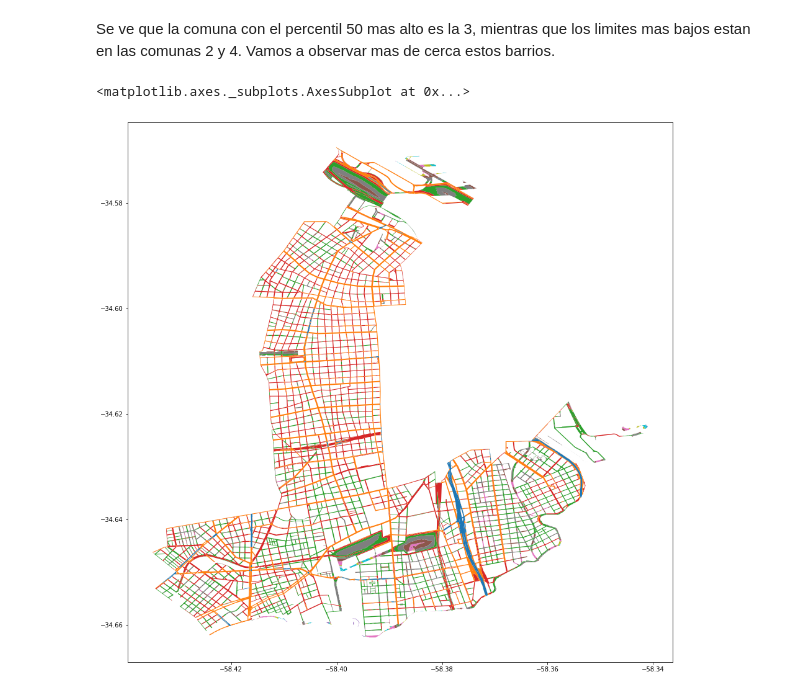
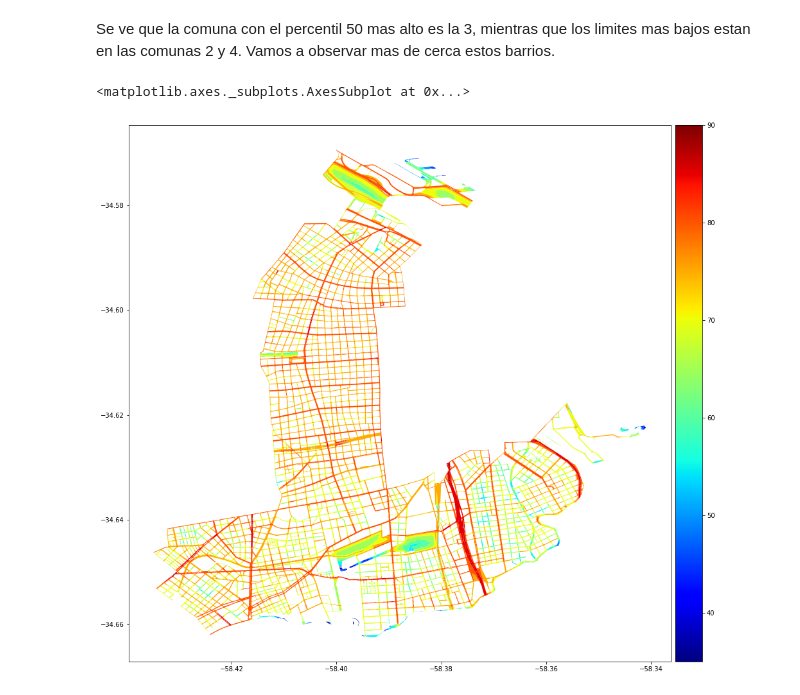
Before and after one commit to lucatraverso/Mapa-de-ruido_Geopandas, a Jupyter notebook: mapa_de_ruido.ipynb, the cells around one changed output. Cells and saved outputs as stored; diff of their text form; code cells hidden in the pictures.

```diff
--- a/mapa_de_ruido.ipynb
+++ b/mapa_de_ruido.ipynb
@@ -65,8 +73,15 @@ Vamos a observar mas de cerca estos barrios.
 # %%
 fix, axis = plt.subplots(figsize=(16,16))
 
-mapa_ruido[mapa_ruido.comuna.isin(['2', '3', '4'])].plot(column='color',
-                                                         ax=axis)
+divider = make_axes_locatable(axis)
+
+cax = divider.append_axes("right", size="5%", pad=0.1)
+
+mapa_ruido[mapa_ruido.comuna.isin(['2', '3', '4'])].plot(column='limite_superior_rango_db',
+                                                         cmap='jet',
+                                                         legend=True,
+                                                         ax=axis,
+                                                         cax=cax)
 # %% [output]
 <matplotlib.axes._subplots.AxesSubplot at 0x...>
-[figure, old version]
+[figure, new version]
```
Also changed, not shown: parts of 6 cells of this notebook.
